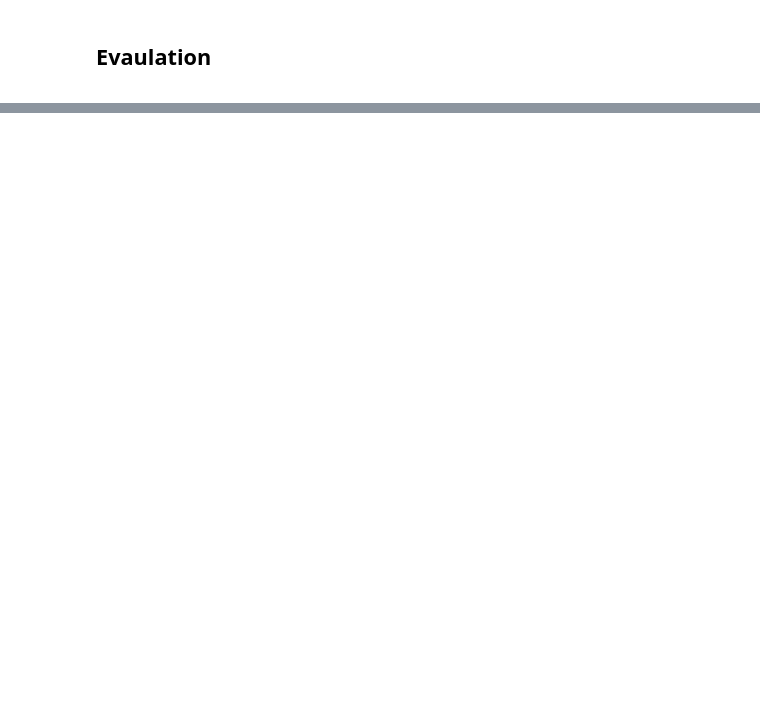
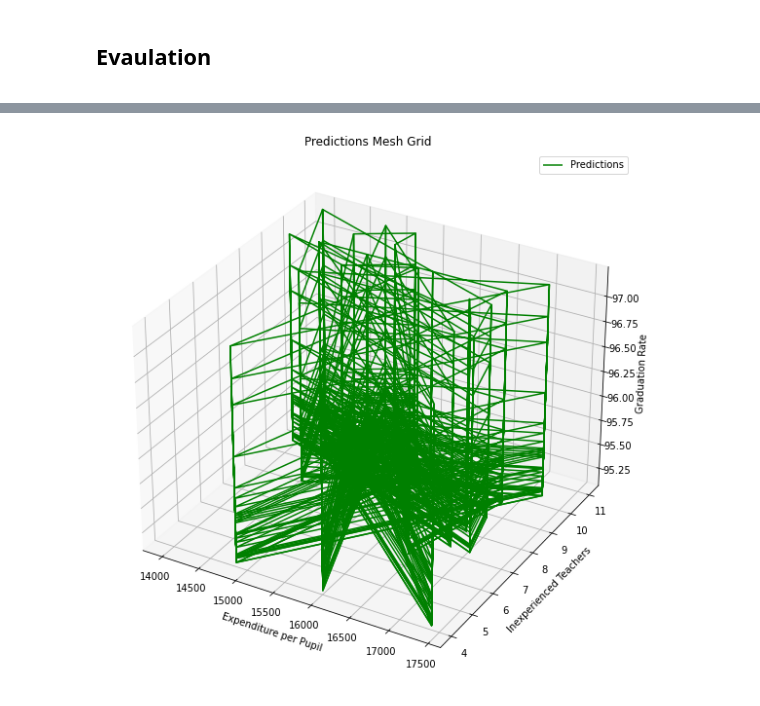
Before and after one commit to derekcaramella/GraduationRatePredictor, a Jupyter notebook: 2022_05_02_Caramella_DSC465_FinalProject_Script.ipynb, the cells around one changed output, grey strips where cells are left out. Cells and saved outputs as stored; diff of their text form; code cells hidden in the pictures; blank space fills up the shorter version.

```diff
--- a/2022_05_02_Caramella_DSC465_FinalProject_Script.ipynb
+++ b/2022_05_02_Caramella_DSC465_FinalProject_Script.ipynb
@@ -709,0 +790,26 @@ PCA Explained Variance: 0.702
+# %%
+mesh_grid_array[['PCA Dimension 1', 'PCA Dimension 2', 'predictions']] = mesh_grid_array_preprocessed[['PCA Dimension 1',
+                                                                                                       'PCA Dimension 2',
+                                                                                                       'predictions']]
+# %%
+mesh_grid_array[mesh_grid_array['predictions'] > 95]
+
+fig = plt.figure(figsize=(10, 10))
+ax = fig.add_subplot(projection='3d')
+
+ax.plot_wireframe(mesh_grid_array[mesh_grid_array['predictions'] > 95][['PER_FEDERAL_EXP', 'PER_STATE_LOCAL_EXP']].sum(axis=1),
+                  mesh_grid_array[mesh_grid_array['predictions'] > 95]['NUM_TEACH_INEXP'],
+                  mesh_grid_array[mesh_grid_array['predictions'] > 95]['predictions'].to_numpy().reshape(-1, 1),
+                  label='Predictions', color='green')
+
+# ax.set_zlim(0, 100)
+ax.legend(loc='upper right')
+ax.set_xlabel('Expenditure per Pupil')
+ax.set_ylabel('Inexperienced Teachers')
+ax.set_zlabel('Graduation Rate')
+ax.set_title('Predictions Mesh Grid')
+
+
+plt.show()
+# %% [output]
+[figure, added]
```
Also changed, not shown: parts of 13 cells of this notebook.
